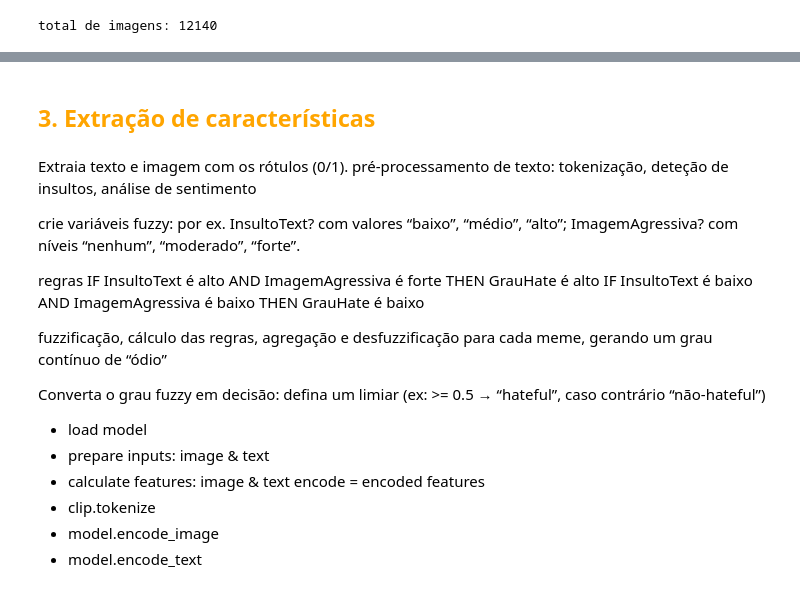
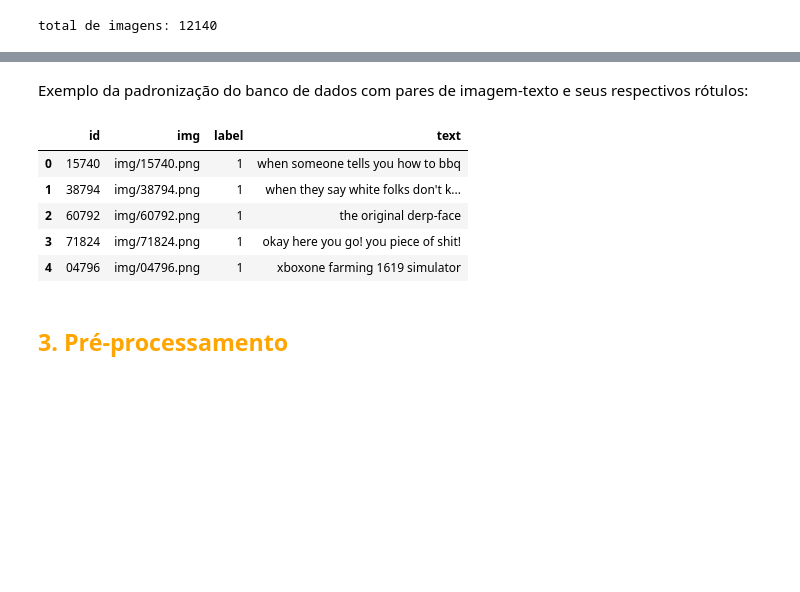
Before and after one commit to anathayna/tcc, a Jupyter notebook: notebooks/tcc.ipynb, the cells around one changed output, grey strips where cells are left out. Cells and saved outputs as stored; diff of their text form; code cells hidden in the pictures; blank space fills up the shorter version.

```diff
--- a/notebooks/tcc.ipynb
+++ b/notebooks/tcc.ipynb
@@ -220,22 +269,32 @@ total de imagens: 12140
+# %% [markdown]
+Exemplo da padronização do banco de dados com pares de imagem-texto e seus respectivos rótulos:
+# %%
+import pandas as pd
+import jsonlines
+import os
+
+base_path = '/content/model/hateful_memes/'
+
+def read_jsonl_to_dataframe(jsonl_path):
+    data = []
+    with jsonlines.open(jsonl_path) as reader:
+        for obj in reader:
+            data.append(obj)
+    return pd.DataFrame(data)
+
+df_train = read_jsonl_to_dataframe(os.path.join(base_path, "train.jsonl"))
+df_dev_seen = read_jsonl_to_dataframe(os.path.join(base_path, "dev_seen.jsonl"))
+df_dev_unseen = read_jsonl_to_dataframe(os.path.join(base_path, "dev_unseen.jsonl"))
+df_test_seen = read_jsonl_to_dataframe(os.path.join(base_path, "test_seen.jsonl"))
+df_test_unseen = read_jsonl_to_dataframe(os.path.join(base_path, "test_unseen.jsonl"))
+
+df_test_unseen.head()
+# %% [output]
+|  | id | img | label | text |
+| 0 | 15740 | img/15740.png | 1 | when someone tells you how to bbq |
+| 1 | 38794 | img/38794.png | 1 | when they say white folks don't k... |
+| 2 | 60792 | img/60792.png | 1 | the original derp-face |
+| 3 | 71824 | img/71824.png | 1 | okay here you go! you piece of shit! |
+| 4 | 04796 | img/04796.png | 1 | xboxone farming 1619 simulator |
 # %% [markdown]
-## <font color="orange">3. Extração de características</font>
+## <font color="orange">3. Pré-processamento</font>
-# %% [markdown]
-Extraia texto e imagem com os rótulos (0/1).
-pré-processamento de texto: tokenização, deteção de insultos, análise de sentimento
-
-crie variáveis fuzzy: por ex. InsultoText? com valores “baixo”, “médio”, “alto”; ImagemAgressiva? com níveis “nenhum”, “moderado”, “forte”.
-
-regras
-IF InsultoText é alto AND ImagemAgressiva é forte THEN GrauHate é alto
-IF InsultoText é baixo AND ImagemAgressiva é baixo THEN GrauHate é baixo
-
-fuzzificação, cálculo das regras, agregação e desfuzzificação para cada meme, gerando um grau contínuo de “ódio”
-
-Converta o grau fuzzy em decisão: defina um limiar (ex: >= 0.5 → “hateful”, caso contrário “não-hateful”)
-
-- load model
-- prepare inputs: image & text
-- calculate features: image & text encode = encoded features
-- clip.tokenize
-- model.encode_image
-- model.encode_text
```
Also changed, not shown: parts of 28 cells of this notebook.
